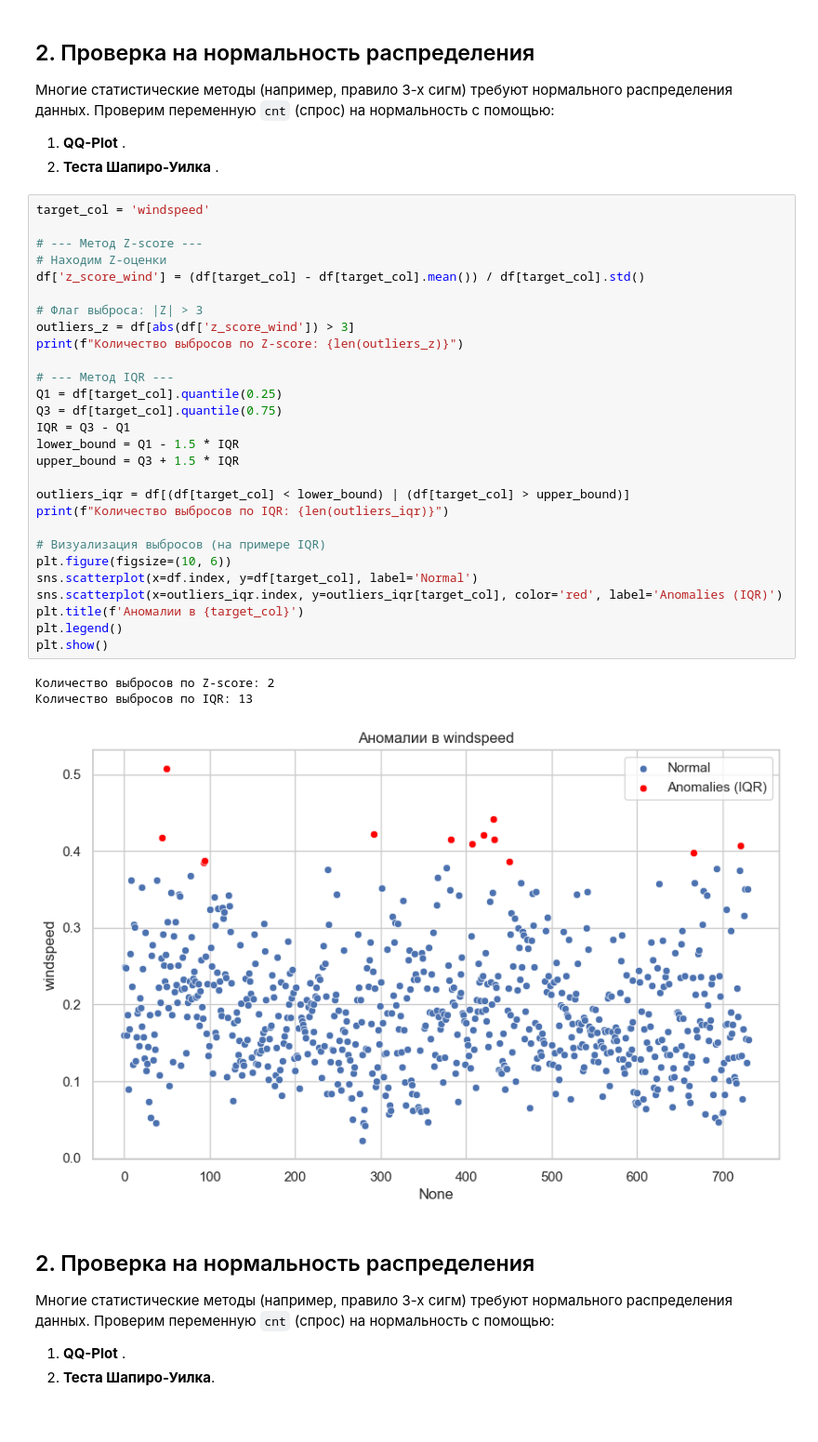
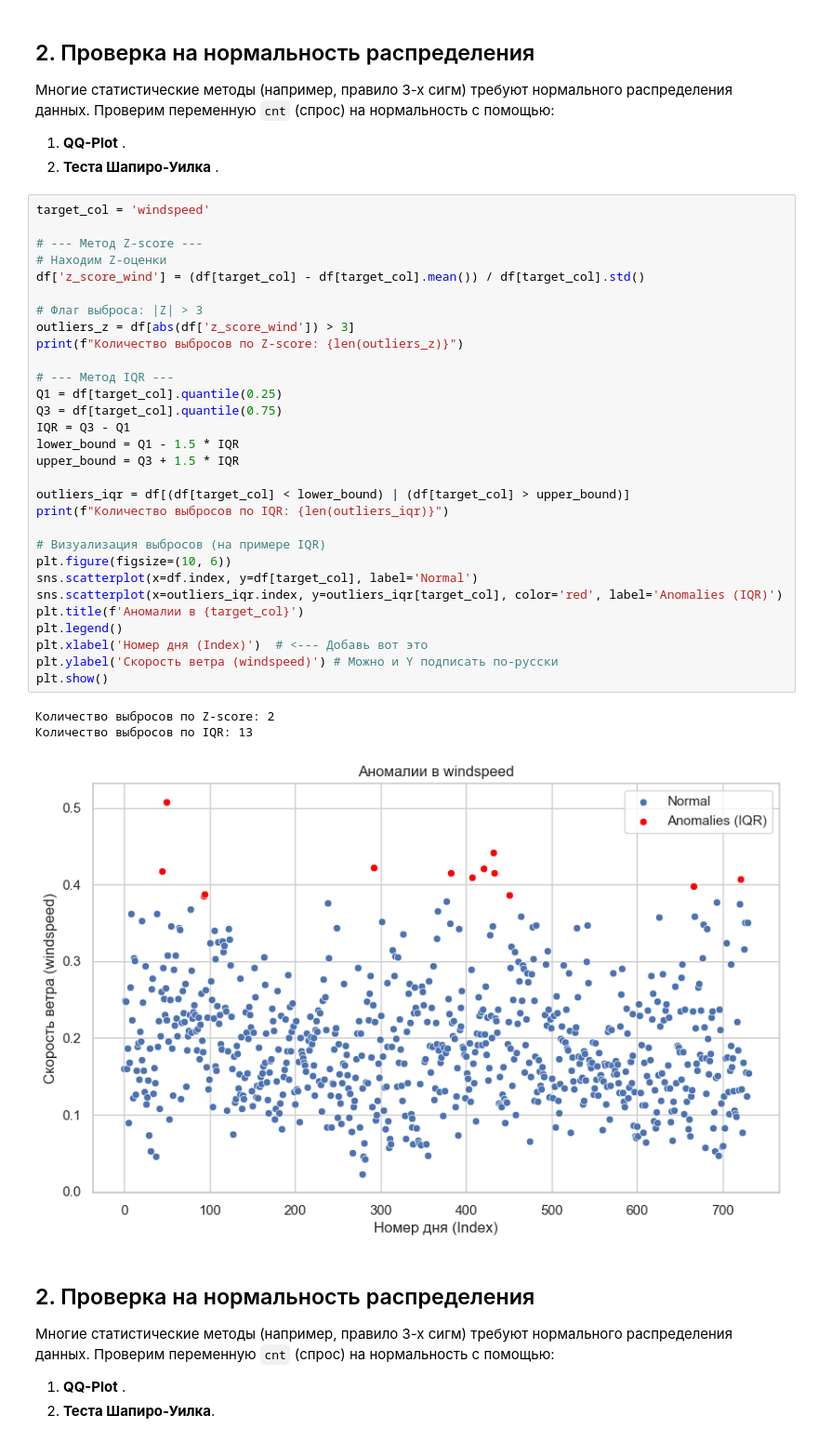
Before and after one commit to danyaterrr/data-mining-lab2, a Jupyter notebook: lab2.ipynb, the cells around one changed output. Shown at 93% size. Saved outputs shown, nothing was run; the diff lists cells and outputs as text.

```diff
--- a/lab2.ipynb
+++ b/lab2.ipynb
@@ -127,34 +127,36 @@ Statistic: 0.9801, p-value: 0.0000000208
 target_col = 'windspeed'
 
 # --- Метод Z-score ---
 # Находим Z-оценки
 df['z_score_wind'] = (df[target_col] - df[target_col].mean()) / df[target_col].std()
 
 # Флаг выброса: |Z| > 3
 outliers_z = df[abs(df['z_score_wind']) > 3]
 print(f"Количество выбросов по Z-score: {len(outliers_z)}")
 
 # --- Метод IQR ---
 Q1 = df[target_col].quantile(0.25)
 Q3 = df[target_col].quantile(0.75)
 IQR = Q3 - Q1
 lower_bound = Q1 - 1.5 * IQR
 upper_bound = Q3 + 1.5 * IQR
 
 outliers_iqr = df[(df[target_col] < lower_bound) | (df[target_col] > upper_bound)]
 print(f"Количество выбросов по IQR: {len(outliers_iqr)}")
 
 # Визуализация выбросов (на примере IQR)
 plt.figure(figsize=(10, 6))
 sns.scatterplot(x=df.index, y=df[target_col], label='Normal')
 sns.scatterplot(x=outliers_iqr.index, y=outliers_iqr[target_col], color='red', label='Anomalies (IQR)')
 plt.title(f'Аномалии в {target_col}')
 plt.legend()
+plt.xlabel('Номер дня (Index)')  # <--- Добавь вот это
+plt.ylabel('Скорость ветра (windspeed)') # Можно и Y подписать по-русски
 plt.show()
 # %% [output]
 Количество выбросов по Z-score: 2
 Количество выбросов по IQR: 13
-[figure, old version]
+[figure, new version]
 # %% [markdown]
 ## 2. Проверка на нормальность распределения
 Многие статистические методы (например, правило 3-х сигм) требуют нормального распределения данных.
```
